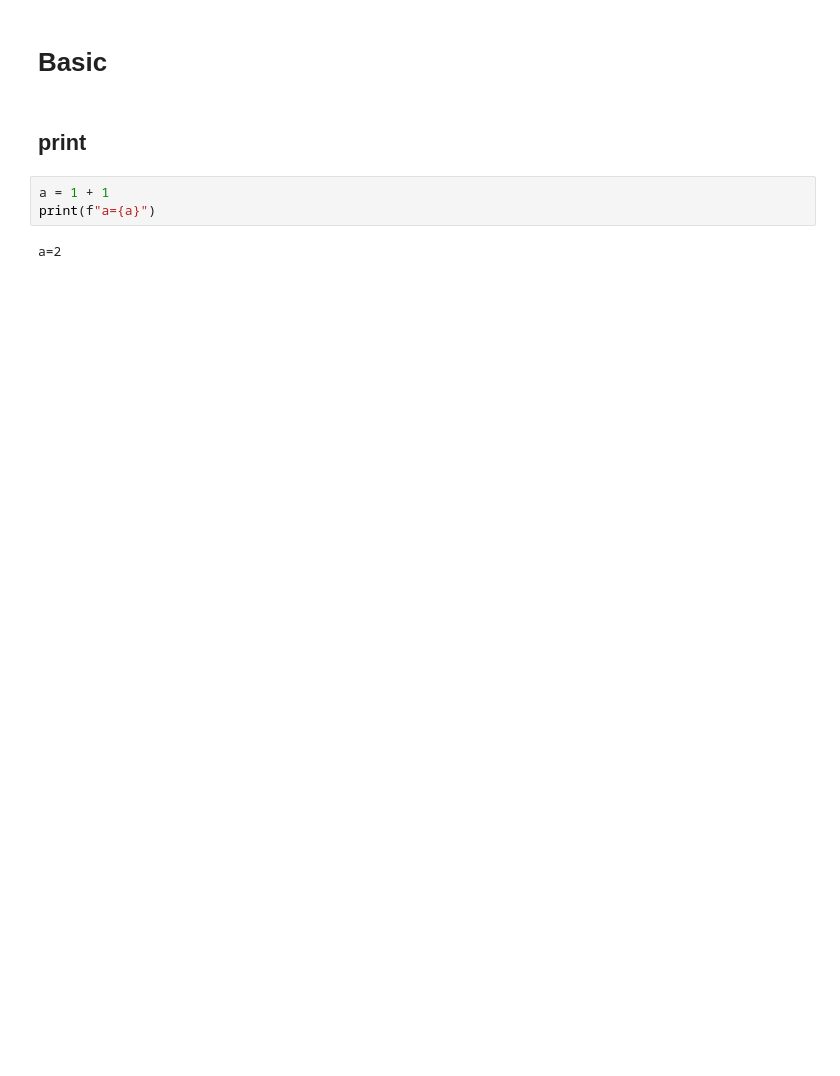
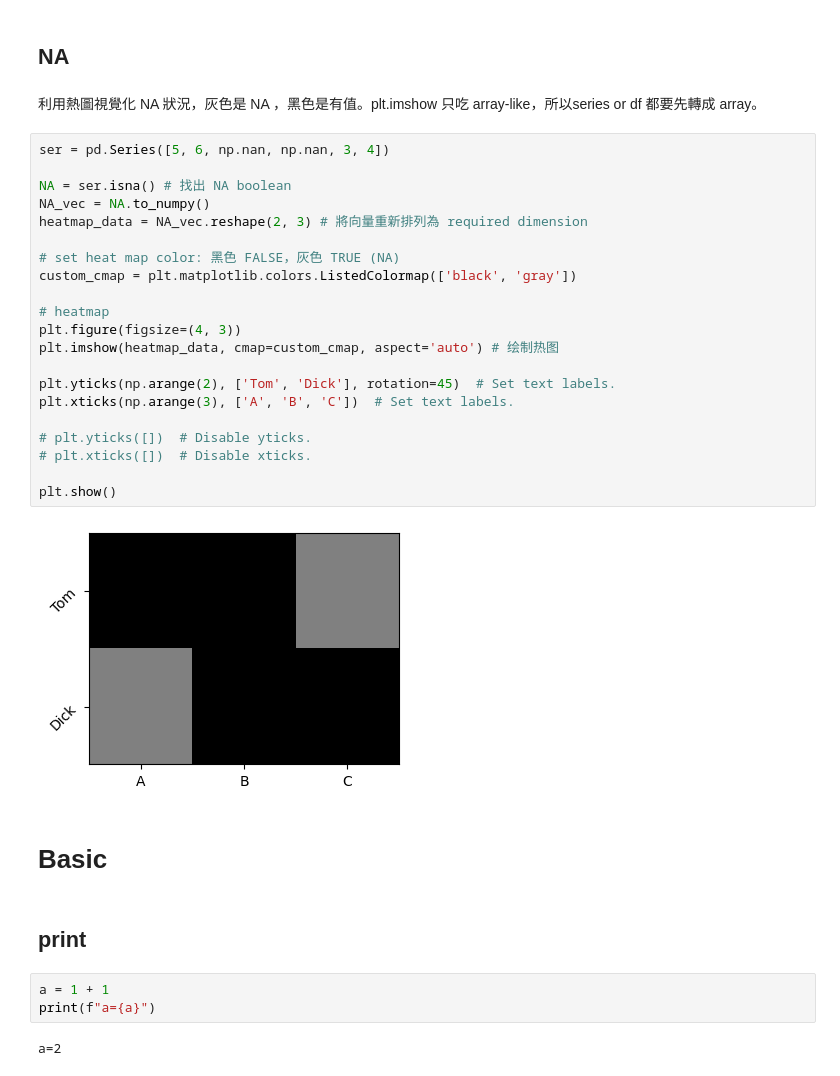
Before and after one commit to tinafanfan/My-Python, a Jupyter notebook: My_Python.ipynb, the cells around one changed output. Drawn from its saved outputs; the diff is of its cells as text; blank space fills up the shorter version.

```diff
--- a/My_Python.ipynb
+++ b/My_Python.ipynb
@@ -6,3 +108,30 @@ import pandas as pd
+# %% [markdown]
+## NA
+# %% [markdown]
+利用熱圖視覺化 NA 狀況，灰色是 NA ，黑色是有值。plt.imshow 只吃 array-like，所以series or df 都要先轉成 array。
+# %%
+ser = pd.Series([5, 6, np.nan, np.nan, 3, 4])
+
+NA = ser.isna() # 找出 NA boolean
+NA_vec = NA.to_numpy()
+heatmap_data = NA_vec.reshape(2, 3) # 將向量重新排列為 required dimension
+
+# set heat map color: 黑色 FALSE，灰色 TRUE (NA)
+custom_cmap = plt.matplotlib.colors.ListedColormap(['black', 'gray'])
+
+# heatmap
+plt.figure(figsize=(4, 3))
+plt.imshow(heatmap_data, cmap=custom_cmap, aspect='auto') # 绘制热图
+
+plt.yticks(np.arange(2), ['Tom', 'Dick'], rotation=45)  # Set text labels.
+plt.xticks(np.arange(3), ['A', 'B', 'C'])  # Set text labels.
+
+# plt.yticks([])  # Disable yticks.
+# plt.xticks([])  # Disable xticks.
+
+plt.show()
+# %% [output]
+[figure, added]
 # %% [markdown]
 # Basic
 # %% [markdown]
```
Also changed, not shown: parts of 57 cells of this notebook.
